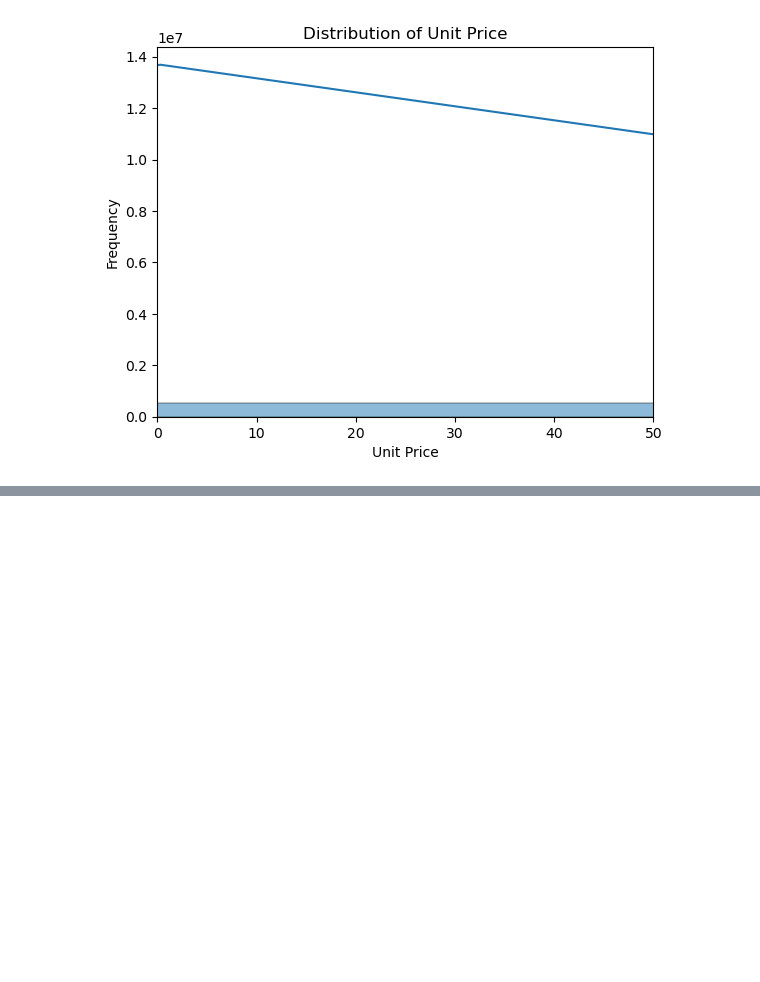
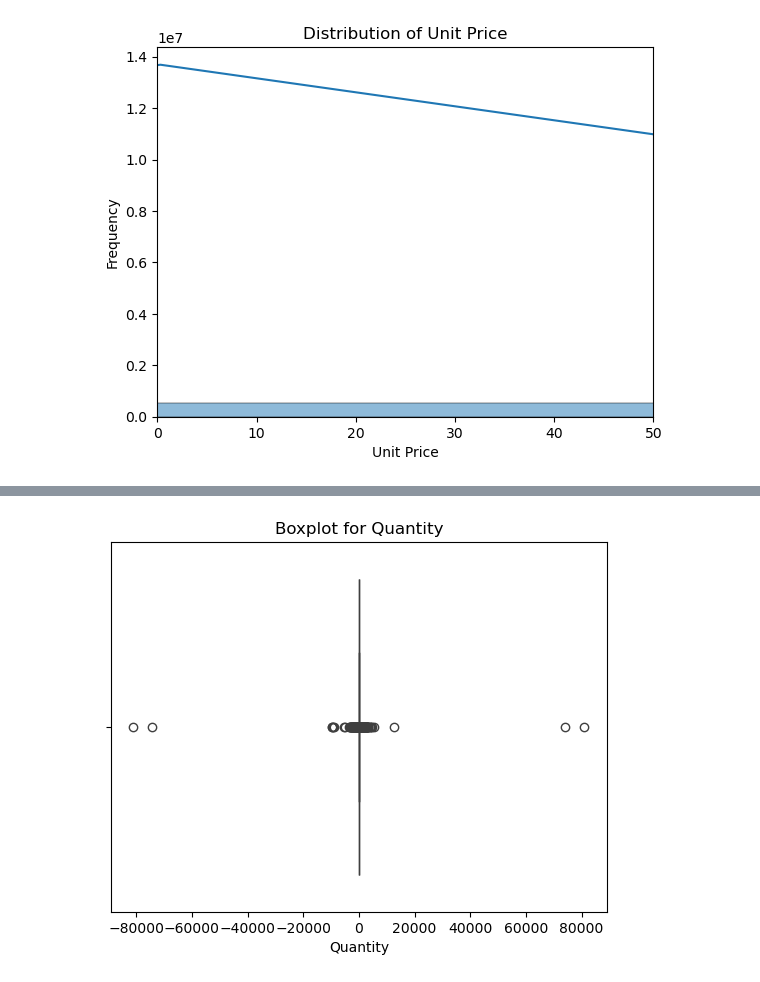
Before and after one commit to Zahid295/repeat-purchase-prediction, a Jupyter notebook: CA2_Capstone.ipynb, the cells around one changed output, grey strips where cells are left out. Saved outputs shown, nothing was run; the diff lists cells and outputs as text; code cells hidden in the pictures; blank space fills up the shorter version.

```diff
--- a/CA2_Capstone.ipynb
+++ b/CA2_Capstone.ipynb
@@ -124,0 +135,8 @@ plt.show()
+# %%
+# Boxplot for Quantity to detect outliers
+
+sns.boxplot(x=df['Quantity'])
+plt.title('Boxplot for Quantity')
+plt.show()
+# %% [output]
+[figure, added]
```
Also changed, not shown: parts of 4 cells of this notebook, 1 other file.
